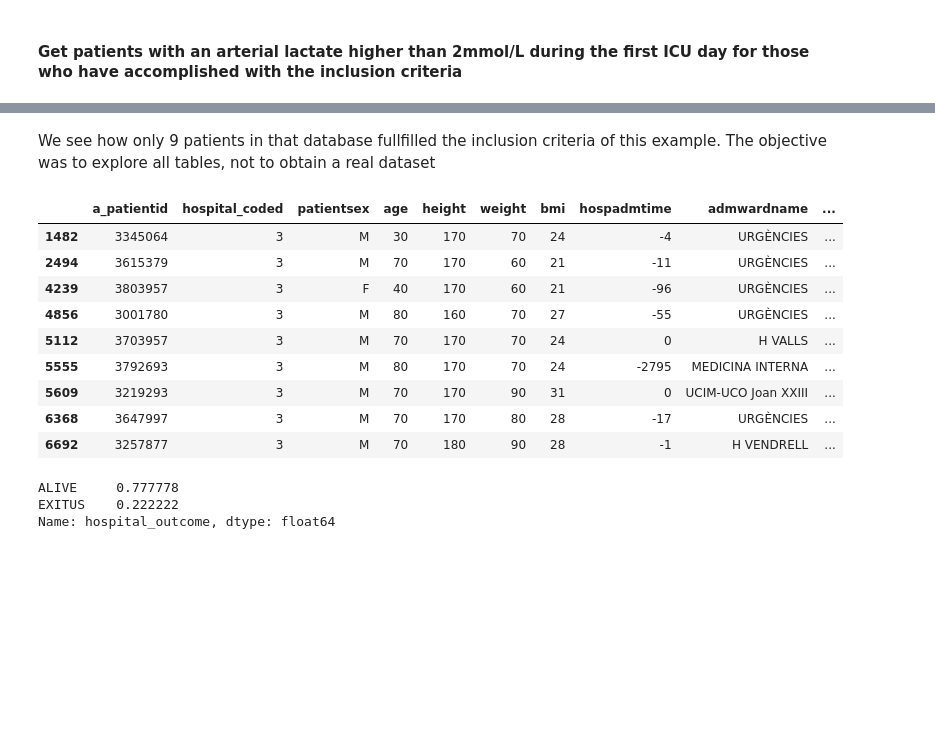
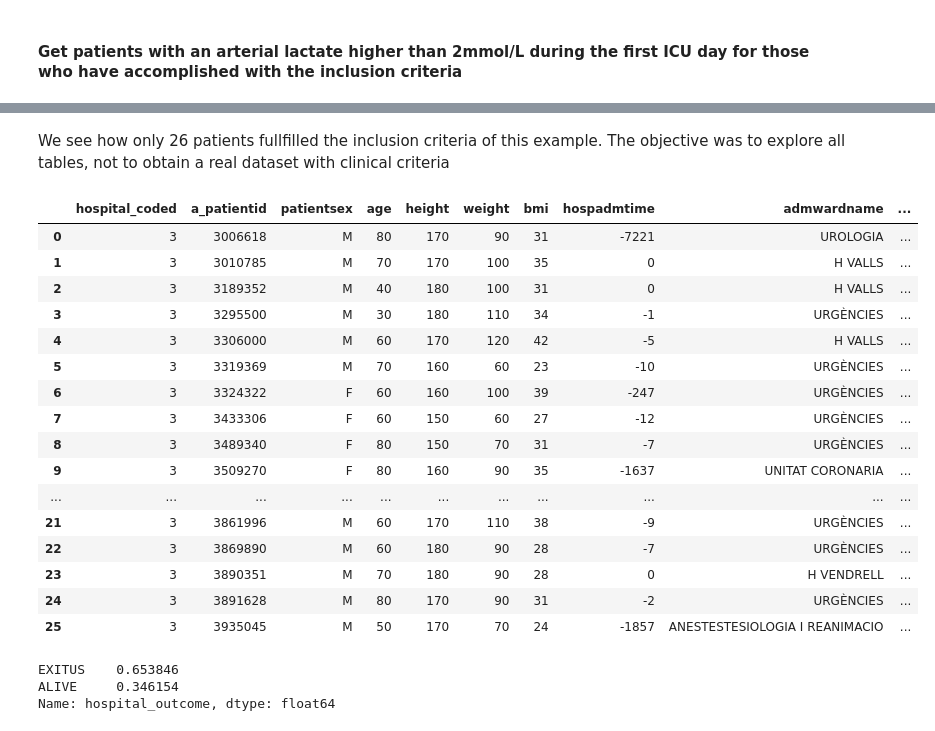
Before and after one commit to Ps7Pep/tgndatathon2022, a Jupyter notebook: icusics_db_tutorial.ipynb, the cells around one changed output, grey strips where cells are left out. Cells and saved outputs as stored; diff of their text form; code cells hidden in the pictures; blank space fills up the shorter version.

```diff
--- a/icusics_db_tutorial.ipynb
+++ b/icusics_db_tutorial.ipynb
@@ -494,2 +365,4 @@ drugs_ref.head(1)
 # %%
-drugs = pd.read_csv(f's3://{db}/{h}_db/drugs/{h}_drugs001.csv')
+%%time
+
+pharma_records = pd.read_parquet(f's3://icusics-db/pharma_records/pharma_records_h3.parquet')
@@ -501,12 +380,0 @@ drugs.head(1)
-# %%
-# define key characters (remember that strings in this db can be in english, catalan or spanish language) to start a blind search
-
-key_chars = 'sed'
-
-result = drugs_ref[(drugs_ref['pharmagroupname'].str.contains(key_chars, case=False, na=False))]
-
-print(result.shape)
-
-print("We have 18 drugs in the group of sedatives, so we save all them in a tuple and search for them in drugs table'")
-
-sedatives_ids = tuple(set(result['a_pharmaid']))
@@ -535 +381,7 @@ Wall time: 38.6 s
+# %%
+sed_patlist = tuple(set(pharma_records[(pharma_records['a_patientid'].isin(tuple(set(los2d_pneumopd_imv_apacheII20_lac2fd['a_patientid'])))) & (
+    pharma_records['a_pharmaid'].isin(sedatives_ids))]['a_patientid']))
+# %%
+los2d_pneumopd_imv_apacheII20_lac2fd_sedatives = los2d_pneumopd_imv_apacheII20_lac2fd[los2d_pneumopd_imv_apacheII20_lac2fd['a_patientid'].isin(sed_patlist)].sort_values(
+    'a_patientid').reset_index(drop=True)
 # %%
@@ -566,21 +416,28 @@ patients with ICU LOS > 7 days and pneumonia as pd and myopathy as sd and cvc an
 # %% [markdown]
-We see how only 9 patients in that database fullfilled the inclusion criteria of this example. The objective was to explore all tables, not to obtain a real dataset
+We see how only 26 patients fullfilled the inclusion criteria of this example. The objective was to explore all tables, not to obtain a real dataset with clinical criteria
 # %%
-los7d_diags_cvc_imv_apache_lactate_rr_sedatives
+los2d_pneumopd_imv_apacheII20_lac2fd_sedatives
 # %% [output]
-|  | a_patientid | hospital_coded | patientsex | age | height | weight | bmi | hospadmtime | admwardname | ... |
-| 1482 | 3345064 | 3 | M | 30 | 170 | 70 | 24 | -4 | URGÈNCIES | ... |
-| 2494 | 3615379 | 3 | M | 70 | 170 | 60 | 21 | -11 | URGÈNCIES | ... |
-| 4239 | 3803957 | 3 | F | 40 | 170 | 60 | 21 | -96 | URGÈNCIES | ... |
-| 4856 | 3001780 | 3 | M | 80 | 160 | 70 | 27 | -55 | URGÈNCIES | ... |
-| 5112 | 3703957 | 3 | M | 70 | 170 | 70 | 24 | 0 | H VALLS | ... |
-| 5555 | 3792693 | 3 | M | 80 | 170 | 70 | 24 | -2795 | MEDICINA INTERNA | ... |
-| 5609 | 3219293 | 3 | M | 70 | 170 | 90 | 31 | 0 | UCIM-UCO Joan XXIII | ... |
-| 6368 | 3647997 | 3 | M | 70 | 170 | 80 | 28 | -17 | URGÈNCIES | ... |
-| 6692 | 3257877 | 3 | M | 70 | 180 | 90 | 28 | -1 | H VENDRELL | ... |
+|  | hospital_coded | a_patientid | patientsex | age | height | weight | bmi | hospadmtime | admwardname | ... |
+| 0 | 3 | 3006618 | M | 80 | 170 | 90 | 31 | -7221 | UROLOGIA | ... |
+| 1 | 3 | 3010785 | M | 70 | 170 | 100 | 35 | 0 | H VALLS | ... |
+| 2 | 3 | 3189352 | M | 40 | 180 | 100 | 31 | 0 | H VALLS | ... |
+| 3 | 3 | 3295500 | M | 30 | 180 | 110 | 34 | -1 | URGÈNCIES | ... |
+| 4 | 3 | 3306000 | M | 60 | 170 | 120 | 42 | -5 | H VALLS | ... |
+| 5 | 3 | 3319369 | M | 70 | 160 | 60 | 23 | -10 | URGÈNCIES | ... |
+| 6 | 3 | 3324322 | F | 60 | 160 | 100 | 39 | -247 | URGÈNCIES | ... |
+| 7 | 3 | 3433306 | F | 60 | 150 | 60 | 27 | -12 | URGÈNCIES | ... |
+| 8 | 3 | 3489340 | F | 80 | 150 | 70 | 31 | -7 | URGÈNCIES | ... |
+| 9 | 3 | 3509270 | F | 80 | 160 | 90 | 35 | -1637 | UNITAT CORONARIA | ... |
+| ... | ... | ... | ... | ... | ... | ... | ... | ... | ... | ... |
+| 21 | 3 | 3861996 | M | 60 | 170 | 110 | 38 | -9 | URGÈNCIES | ... |
+| 22 | 3 | 3869890 | M | 60 | 180 | 90 | 28 | -7 | URGÈNCIES | ... |
+| 23 | 3 | 3890351 | M | 70 | 180 | 90 | 28 | 0 | H VENDRELL | ... |
+| 24 | 3 | 3891628 | M | 80 | 170 | 90 | 31 | -2 | URGÈNCIES | ... |
+| 25 | 3 | 3935045 | M | 50 | 170 | 70 | 24 | -1857 | ANESTESTESIOLOGIA I REANIMACIO | ... |
 # %%
-los7d_diags_cvc_imv_apache_lactate_rr_sedatives['hospital_outcome'].value_counts(normalize=True)
+los2d_pneumopd_imv_apacheII20_lac2fd_sedatives['hospital_outcome'].value_counts(normalize=True)
 # %% [output]
-ALIVE     0.777778
-EXITUS    0.222222
+EXITUS    0.653846
+ALIVE     0.346154
 Name: hospital_outcome, dtype: float64
```
Also changed, not shown: parts of 92 cells of this notebook, 1 other file.
